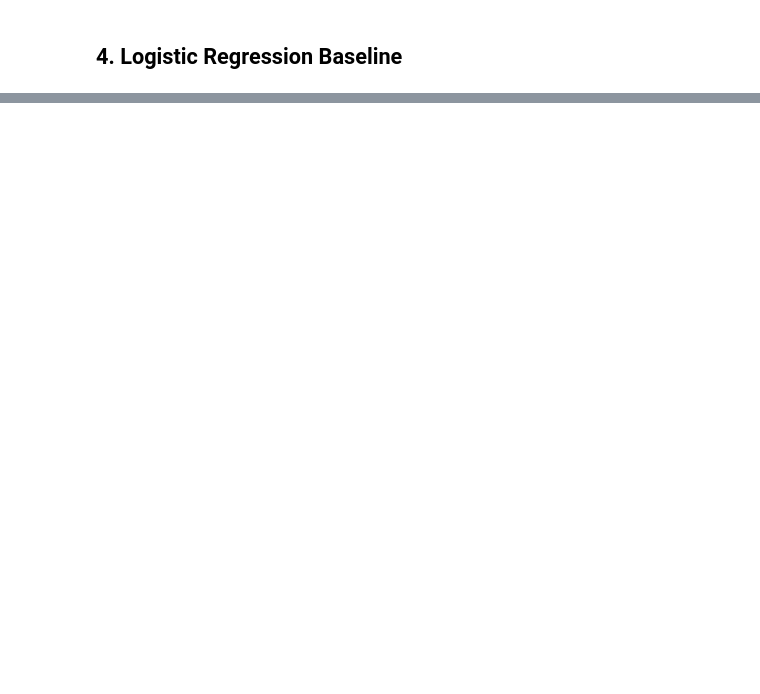
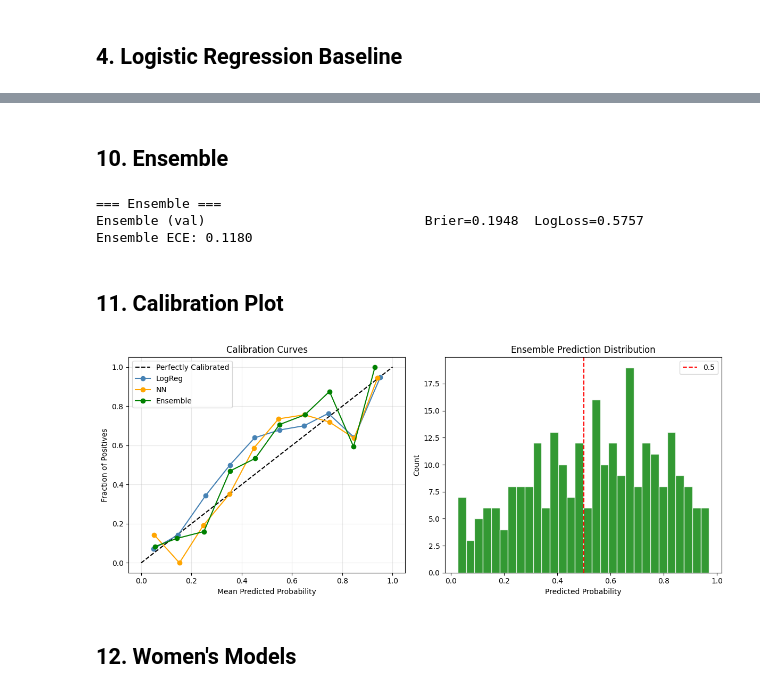
Before and after one commit to samhgold16/mm_2026_kaggle, a Jupyter notebook: notebooks/03_model.ipynb, the cells around one changed output, grey strips where cells are left out. Cells and saved outputs as stored; diff of their text form; code cells hidden in the pictures; blank space fills up the shorter version.

```diff
--- a/notebooks/03_model.ipynb
+++ b/notebooks/03_model.ipynb
@@ -239 +434,62 @@ plt.show()
+# %% [markdown]
+## 10. Ensemble
+# %%
+# Create ensemble with best models
+models_for_ensemble = [m_logreg, best_nn]
+weights = [0.3, 0.7]  # Give more weight to NN
+
+if m_xgb is not None:
+    models_for_ensemble = [m_logreg, m_xgb, best_nn]
+    weights = [0.2, 0.3, 0.5]
+
+m_ensemble = EnsemblePredictor(models_for_ensemble, weights)
+m_ens_preds = m_ensemble.predict_proba(m_X_val)
+
+print("\n=== Ensemble ===")
+m_ens_brier, m_ens_ll = evaluate(m_y_val, m_ens_preds, 'Ensemble (val)')
+m_ens_ece = compute_expected_calibration_error(m_y_val, m_ens_preds)
+print(f"Ensemble ECE: {m_ens_ece:.4f}")
+# %% [output]
+=== Ensemble ===
+Ensemble (val)                            Brier=0.1948  LogLoss=0.5757
+Ensemble ECE: 0.1180
+# %% [markdown]
+## 11. Calibration Plot
+# %%
+fig, axes = plt.subplots(1, 2, figsize=(12, 5))
+
+# Calibration curves
+ax = axes[0]
+ax.plot([0, 1], [0, 1], 'k--', label='Perfectly Calibrated')
+
+for preds, name, color in [
+    (m_lr_preds, 'LogReg', 'steelblue'),
+    (m_nn_preds, 'NN', 'orange'),
+    (m_ens_preds, 'Ensemble', 'green'),
+]:
+    frac_pos, mean_pred = compute_calibration(m_y_val, preds, n_bins=10)
+    ax.plot(mean_pred, frac_pos, 'o-', label=name, color=color)
+
+ax.set_xlabel('Mean Predicted Probability')
+ax.set_ylabel('Fraction of Positives')
+ax.set_title('Calibration Curves')
+ax.legend()
+ax.grid(True, alpha=0.3)
+
+# Prediction distribution
+ax = axes[1]
+ax.hist(m_ens_preds, bins=30, color='green', edgecolor='white', alpha=0.8)
+ax.axvline(0.5, color='red', linestyle='--', label='0.5')
+ax.set_xlabel('Predicted Probability')
+ax.set_ylabel('Count')
+ax.set_title('Ensemble Prediction Distribution')
+ax.legend()
+
+plt.tight_layout()
+#plt.savefig(OUT_DIR / 'calibration.png', dpi=120, bbox_inches='tight')
+plt.show()
+# %% [output]
+[figure, added]
+# %% [markdown]
+## 12. Women's Models
 # %%
```
Also changed, not shown: parts of 39 cells of this notebook, 14 other files.
